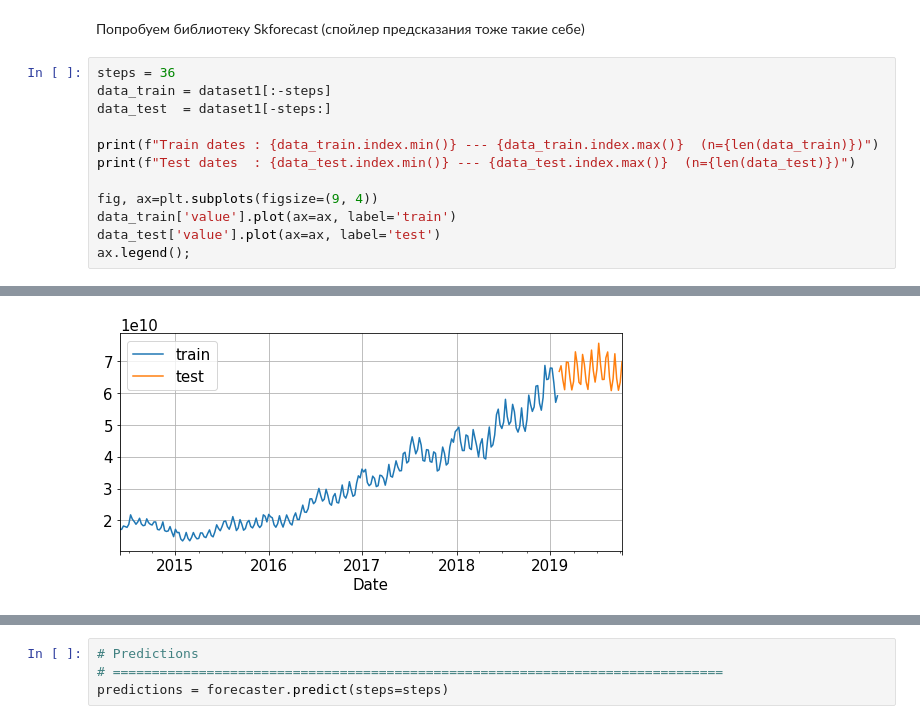
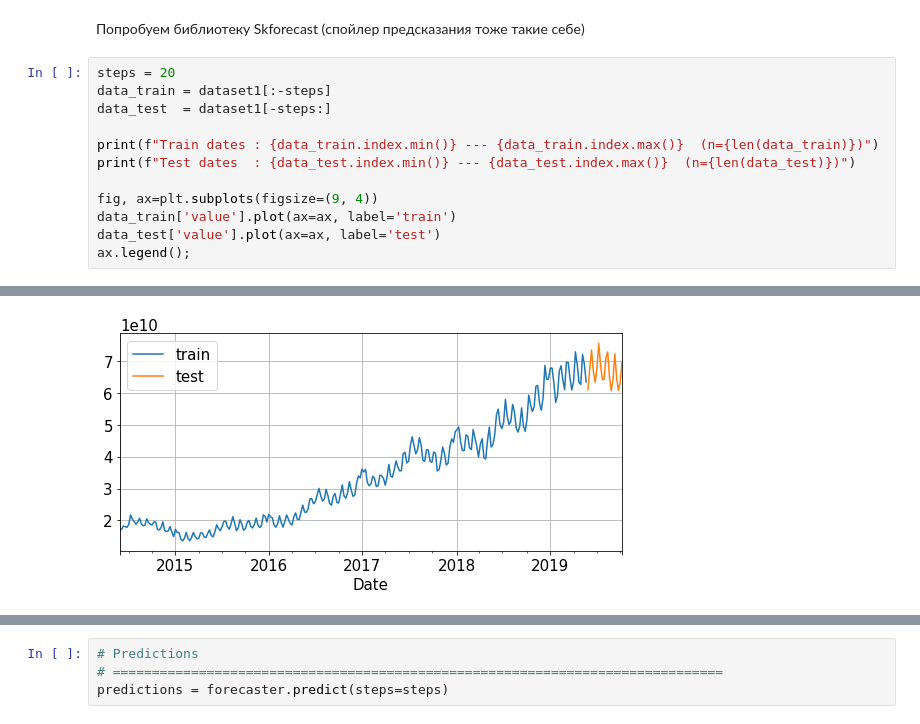
Before and after one commit to NickPavlovskii/sber, a Jupyter notebook: sber_prediction_v2.ipynb, the cells around one changed output, grey strips where cells are left out. Drawn from its saved outputs; the diff is of its cells as text.

```diff
--- a/sber_prediction_v2.ipynb
+++ b/sber_prediction_v2.ipynb
@@ -1109,7 +1122,7 @@ from joblib import dump, load
 # %% [markdown]
 Попробуем библиотеку Skforecast (спойлер предсказания тоже такие себе)
 # %%
-steps = 36
+steps = 20
 data_train = dataset1[:-steps]
 data_test  = dataset1[-steps:]
 
@@ -1126,4 +1139,4 @@ Test dates  : 2019-02-10 00:00:00 --- 2019-10-13 00:00:00  (n=36)
-[figure, old version]
+[figure, new version]
 # %%
 forecaster = ForecasterAutoreg(
                 regressor = RandomForestRegressor(random_state=123),
```
Also changed, not shown: parts of 268 cells of this notebook.
